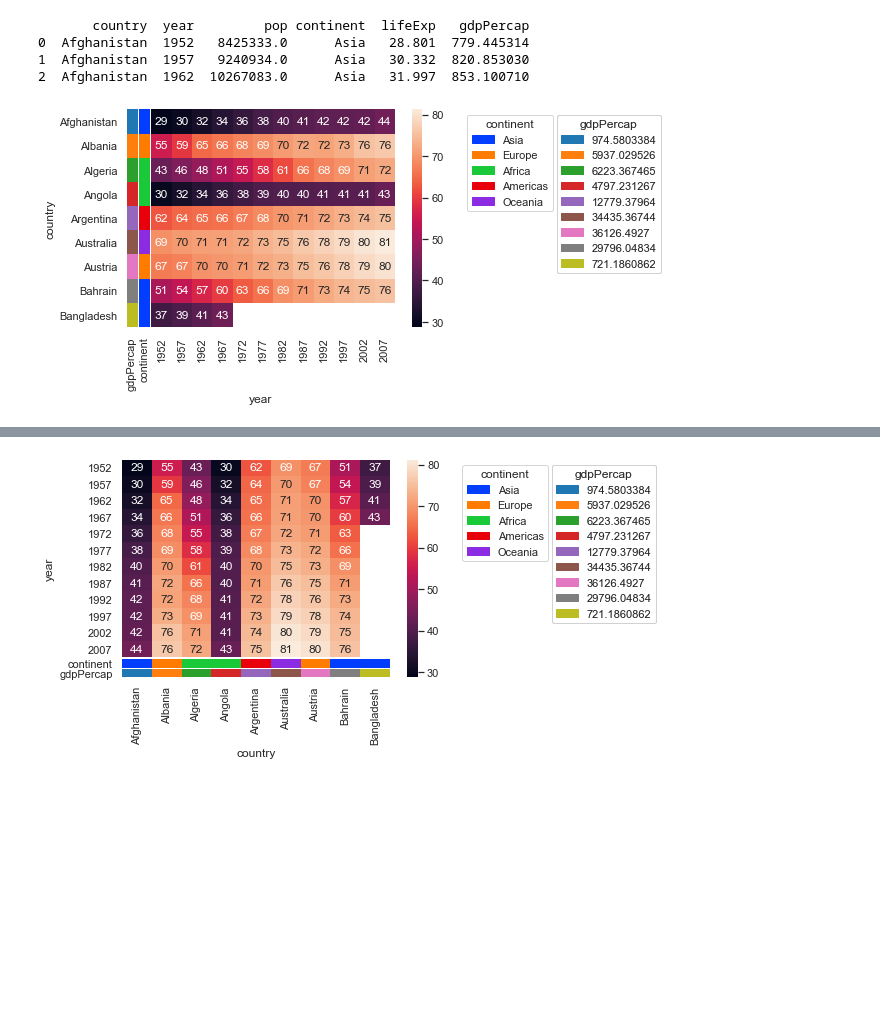
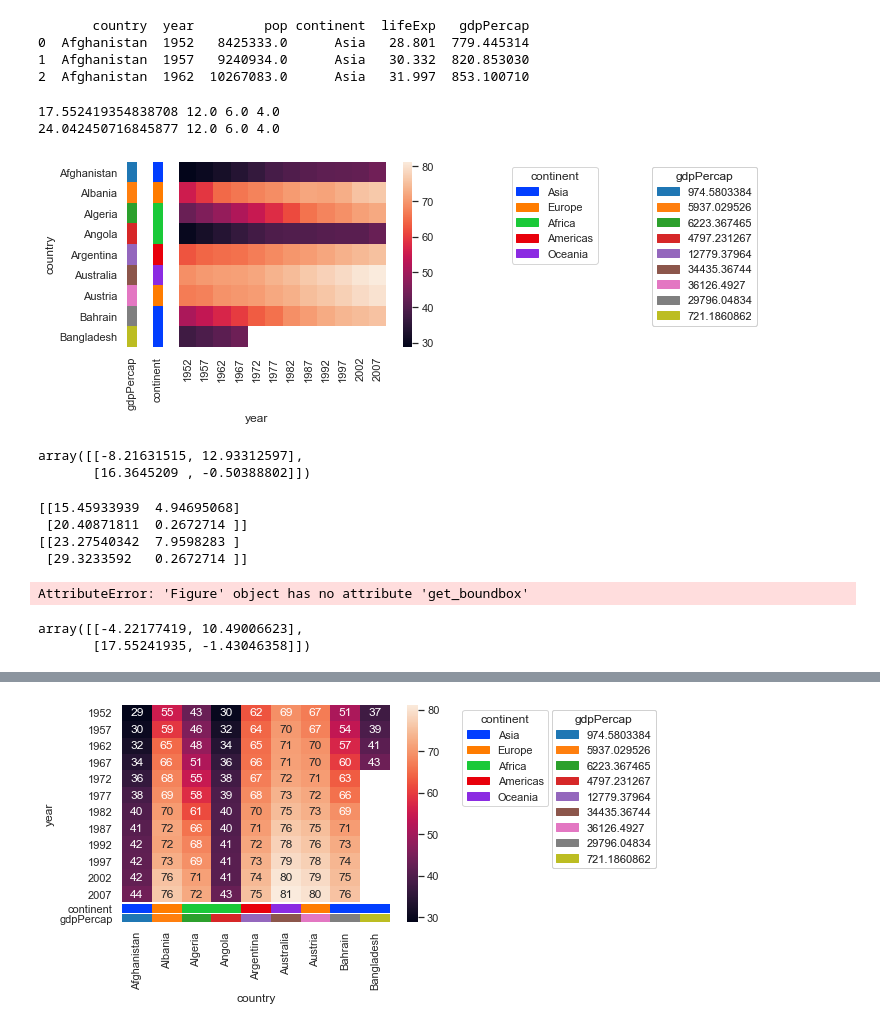
Before and after one commit to mourisl/heatmapannot, a Jupyter notebook: dev.ipynb, the cells around one changed output, grey strips where cells are left out. Drawn from its saved outputs; the diff is of its cells as text; code cells hidden in the pictures; blank space fills up the shorter version.

Commit message:
Try to automatically put legend in right positiono

```diff
--- a/dev.ipynb
+++ b/dev.ipynb
@@ -60,11 +75,28 @@ print(gapminder.head(3))
 2  Afghanistan  1962  10267083.0      Asia   31.997  853.100710
 # %%
 short_df = gapminder.head(100)
+fig, ax = plt.subplots(figsize=(6,4))
 heatmap_data = pd.pivot_table(short_df, values='lifeExp',
                      index=['country'],
                      columns='year')
-snsFig = sns.heatmap(heatmap_data, annot=True)
+snsFig = sns.heatmap(heatmap_data)
 heatmapannot.AddHeatmapAnnot(data=short_df, heatmap_row="country", row_features = ["continent", "gdpPercap"],
-                            row_palettes=["bright", "tab10"])
+                            row_palettes=["bright", "tab10"], gap=1, ax=snsFig)
+plt.tight_layout()
 # %% [output]
+17.552419354838708 12.0 6.0 4.0
+24.042450716845877 12.0 6.0 4.0
-[figure, old version]
+[figure, new version]
+# %%
+fig.bbox.transformed(ax.transData.inverted()).get_points()
+# %% [output]
+array([[-8.21631515, 12.93312597],
+       [16.3645209 , -0.50388802]])
+# %%
+for a in ax.artists:
+    print(a.get_tightbbox(renderer = fig.canvas.get_renderer()).transformed(snsFig.transData.inverted()).get_points())
+# %% [output]
+[[15.45933939  4.94695068]
+ [20.40871811  0.2672714 ]]
+[[23.27540342  7.9598283 ]
+ [29.3233592   0.2672714 ]]
@@ -70,0 +105,9 @@ heatmapannot.AddHeatmapAnnot(data=short_df, heatmap_row="country", row_features
+# %%
+fig.get_boundbox(renderer = fig.canvas.get_renderer()).transformed(snsFig.transData.inverted())
+# %% [output]
+AttributeError: 'Figure' object has no attribute 'get_boundbox'
+# %%
+fig.bbox.transformed(snsFig.transData.inverted()).get_points()
+# %% [output]
+array([[-4.22177419, 10.49006623],
+       [17.55241935, -1.43046358]])
```
Also changed, not shown: parts of 3 cells of this notebook, 1 other file.
